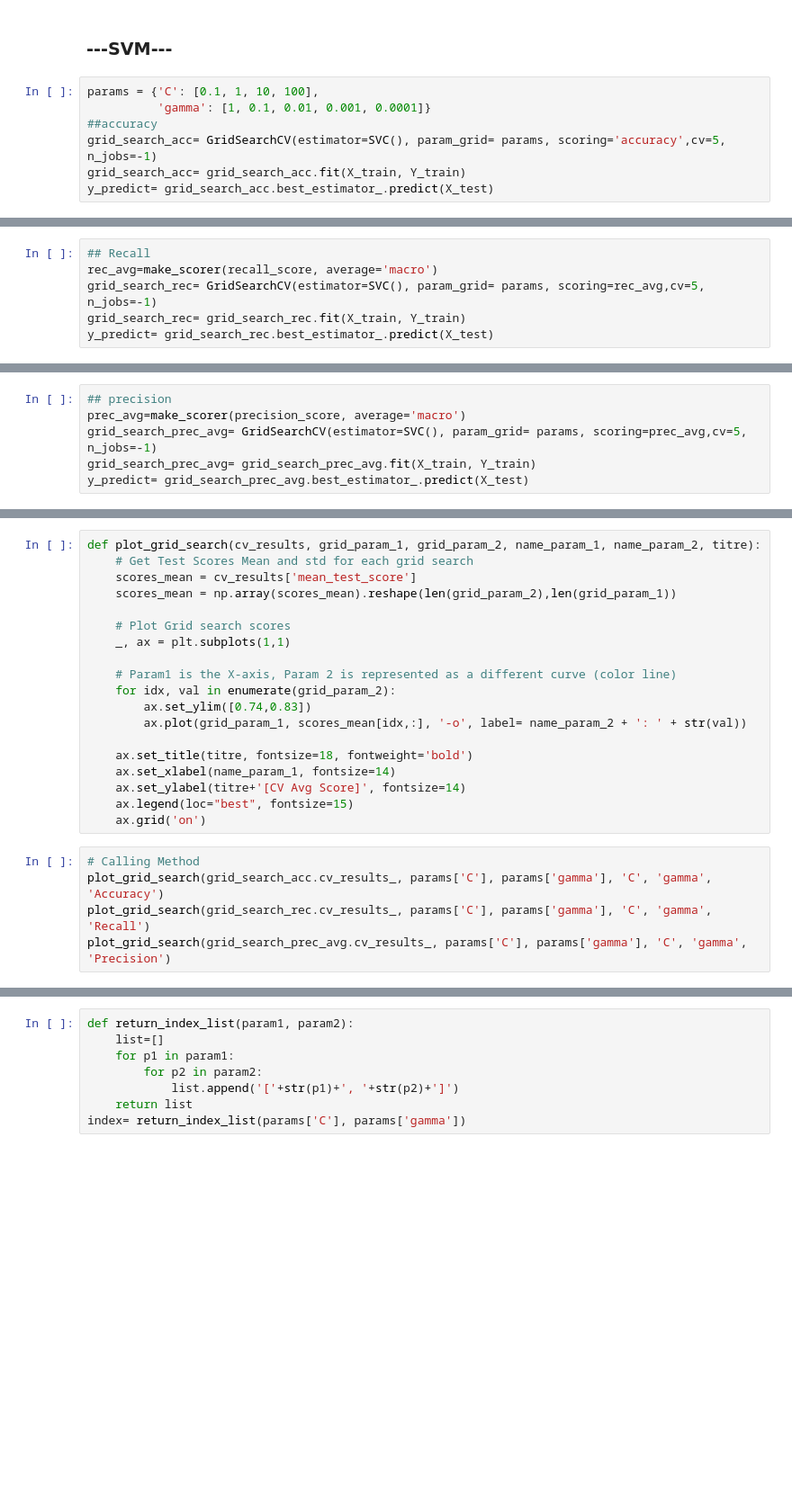
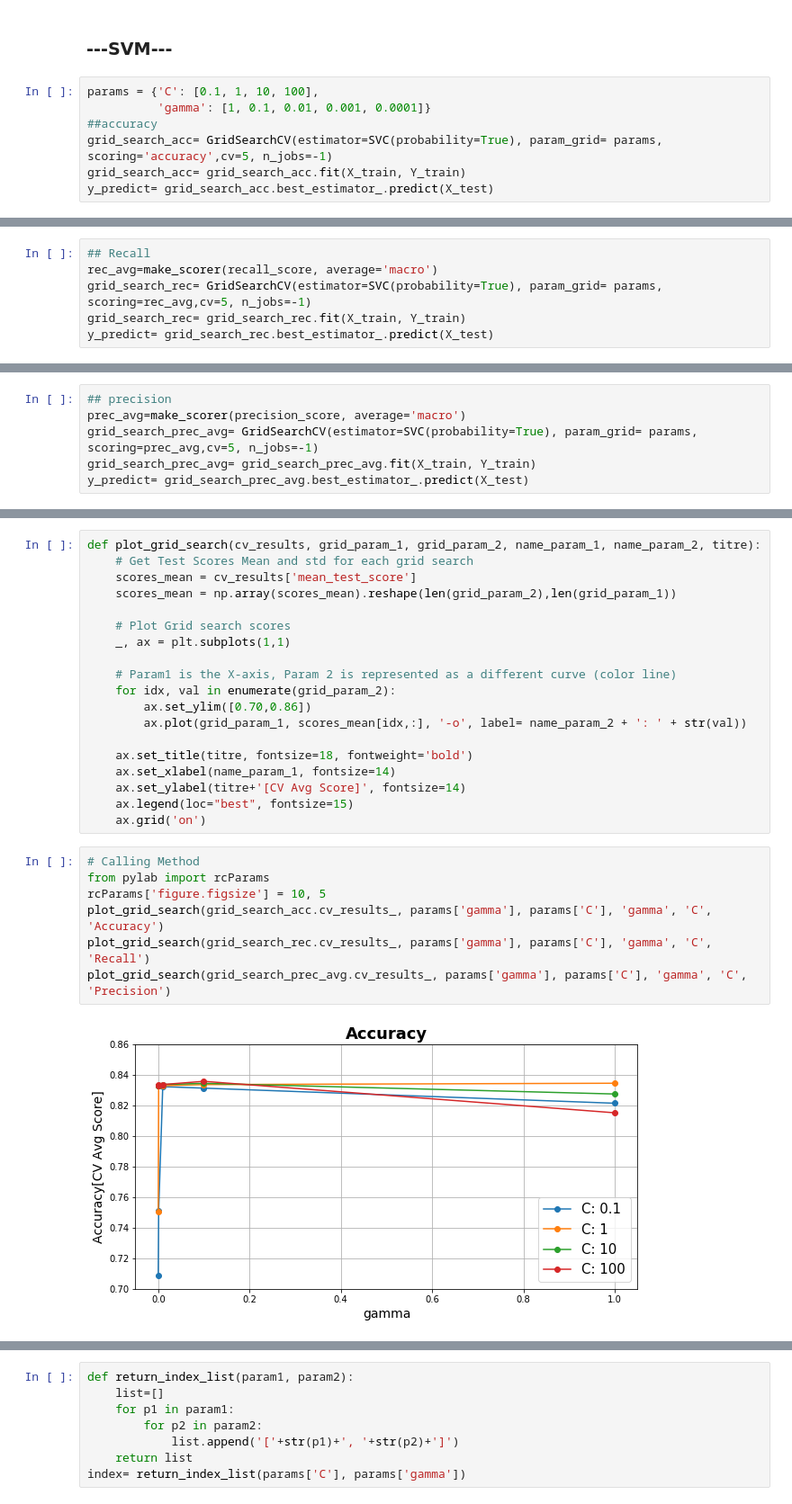
Before and after one commit to Tip-Toes/Predictive-analytics-in-bank-loans-granting, a Jupyter notebook: feature_selection/Univariante ROC_AUC/Qualitative deleted/Continuous deleted/Balancing_Undersampling_Tomeklinks/Logistic normalised/Training Models/SVM.ipynb, the cells around one changed output, grey strips where cells are left out. Shown at 90% size. Saved outputs shown, nothing was run; the diff lists cells and outputs as text; blank space fills up the shorter version.

```diff
--- a/feature_selection/Univariante ROC_AUC/Qualitative deleted/Continuous deleted/Balancing_Undersampling_Tomeklinks/Logistic normalised/Training Models/SVM.ipynb
+++ b/feature_selection/Univariante ROC_AUC/Qualitative deleted/Continuous deleted/Balancing_Undersampling_Tomeklinks/Logistic normalised/Training Models/SVM.ipynb
@@ -25,7 +30,7 @@ np.unique(Y_train, return_counts=True)
 params = {'C': [0.1, 1, 10, 100],
           'gamma': [1, 0.1, 0.01, 0.001, 0.0001]}
 ##accuracy
-grid_search_acc= GridSearchCV(estimator=SVC(), param_grid= params, scoring='accuracy',cv=5, n_jobs=-1)
+grid_search_acc= GridSearchCV(estimator=SVC(probability=True), param_grid= params, scoring='accuracy',cv=5, n_jobs=-1)
 grid_search_acc= grid_search_acc.fit(X_train, Y_train)
 y_predict= grid_search_acc.best_estimator_.predict(X_test)
 # %%
@@ -40,7 +74,7 @@ print("----------")
 # %%
 ## Recall
 rec_avg=make_scorer(recall_score, average='macro')
-grid_search_rec= GridSearchCV(estimator=SVC(), param_grid= params, scoring=rec_avg,cv=5, n_jobs=-1)
+grid_search_rec= GridSearchCV(estimator=SVC(probability=True), param_grid= params, scoring=rec_avg,cv=5, n_jobs=-1)
 grid_search_rec= grid_search_rec.fit(X_train, Y_train)
 y_predict= grid_search_rec.best_estimator_.predict(X_test)
 # %%
@@ -55,7 +106,7 @@ print("----------")
 # %%
 ## precision
 prec_avg=make_scorer(precision_score, average='macro')
-grid_search_prec_avg= GridSearchCV(estimator=SVC(), param_grid= params, scoring=prec_avg,cv=5, n_jobs=-1)
+grid_search_prec_avg= GridSearchCV(estimator=SVC(probability=True), param_grid= params, scoring=prec_avg,cv=5, n_jobs=-1)
 grid_search_prec_avg= grid_search_prec_avg.fit(X_train, Y_train)
 y_predict= grid_search_prec_avg.best_estimator_.predict(X_test)
 # %%
@@ -78,7 +146,7 @@ def plot_grid_search(cv_results, grid_param_1, grid_param_2, name_param_1, name_
 
     # Param1 is the X-axis, Param 2 is represented as a different curve (color line)
     for idx, val in enumerate(grid_param_2):
-        ax.set_ylim([0.74,0.83])
+        ax.set_ylim([0.70,0.86])
         ax.plot(grid_param_1, scores_mean[idx,:], '-o', label= name_param_2 + ': ' + str(val))
 
     ax.set_title(titre, fontsize=18, fontweight='bold')
@@ -88,6 +156,10 @@ def plot_grid_search(cv_results, grid_param_1, grid_param_2, name_param_1, name_
     ax.grid('on')
 # %%
 # Calling Method
-plot_grid_search(grid_search_acc.cv_results_, params['C'], params['gamma'], 'C', 'gamma', 'Accuracy')
-plot_grid_search(grid_search_rec.cv_results_, params['C'], params['gamma'], 'C', 'gamma', 'Recall')
-plot_grid_search(grid_search_prec_avg.cv_results_, params['C'], params['gamma'], 'C', 'gamma', 'Precision')
+from pylab import rcParams
+rcParams['figure.figsize'] = 10, 5
+plot_grid_search(grid_search_acc.cv_results_, params['gamma'], params['C'], 'gamma', 'C',  'Accuracy')
+plot_grid_search(grid_search_rec.cv_results_, params['gamma'], params['C'], 'gamma', 'C', 'Recall')
+plot_grid_search(grid_search_prec_avg.cv_results_, params['gamma'], params['C'], 'gamma', 'C', 'Precision')
+# %% [output]
+[figure, added]
```
Also changed, not shown: parts of 9 cells of this notebook, 11 other files.
